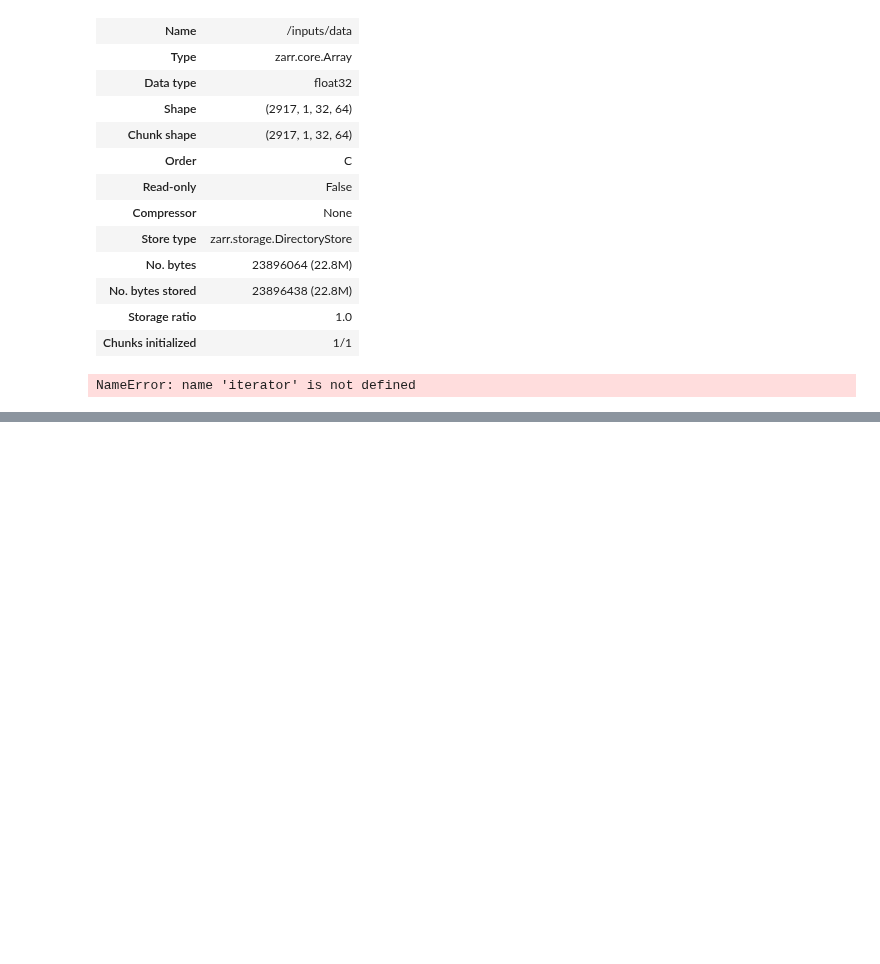
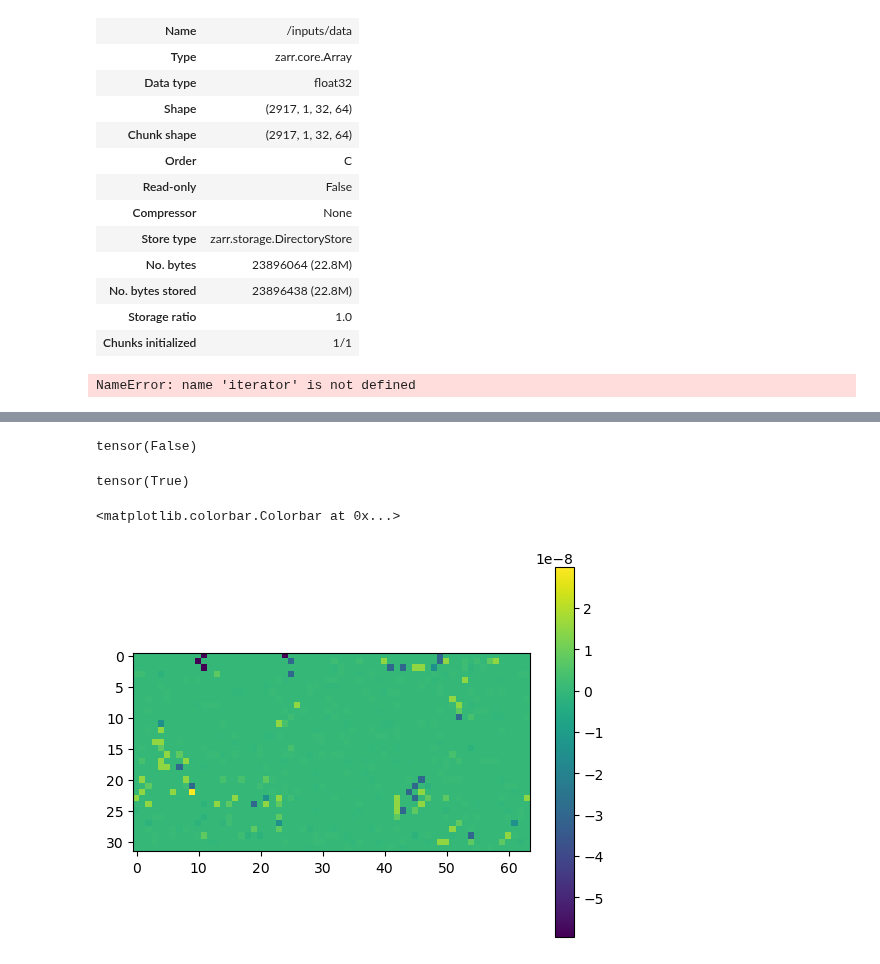
Before and after one commit to ECMWFCode4Earth/diffusion-models-for-weather-prediction, a Jupyter notebook: nb_zarr.ipynb, the cells around one changed output, grey strips where cells are left out. Saved outputs shown, nothing was run; the diff lists cells and outputs as text; code cells hidden in the pictures; blank space fills up the shorter version.

```diff
--- a/nb_zarr.ipynb
+++ b/nb_zarr.ipynb
@@ -75,4 +79,6 @@ import zarr
 # %%
-ds = Conditional_Dataset_Zarr_Iterable(zarr_file_path="/data/compoundx/WeatherDiff/model_input/9921EA_test.zarr", config_file_path="/data/compoundx/WeatherDiff/config_file/9921EA.yml", shuffle_chunks=False, shuffle_in_chunks=True)
+ds = Conditional_Dataset_Zarr_Iterable(zarr_file_path="/data/compoundx/WeatherDiff/model_input/079A9C_train.zarr", config_file_path="/data/compoundx/WeatherDiff/config_file/079A9C.yml", shuffle_chunks=False, shuffle_in_chunks=False)
+ds2 = Conditional_Dataset(pt_file_path="/data/compoundx/WeatherDiff/model_input/278771_train.pt", config_file_path="/data/compoundx/WeatherDiff/config_file/278771.yml")
 # %%
 dl = DataLoader(ds, batch_size=500)
+dl2 = DataLoader(ds2, batch_size=500, shuffle=False)
@@ -96,0 +150,14 @@ a.inputs.data.shape[0] / 64
+# %%
+a[:,10].all()
+# %% [output]
+tensor(False)
+# %%
+(next(iter(dl2))[0][0,0:10,...] == next(iter(dl))[0][0,0:10,...]).all()
+# %% [output]
+tensor(True)
+# %%
+plt.imshow(next(iter(dl2))[0][0,10,...] - next(iter(dl))[0][0,10,...])
+plt.colorbar()
+# %% [output]
+<matplotlib.colorbar.Colorbar at 0x...>
+[figure, added]
```
Also changed, not shown: parts of 10 cells of this notebook, 1 other file.
